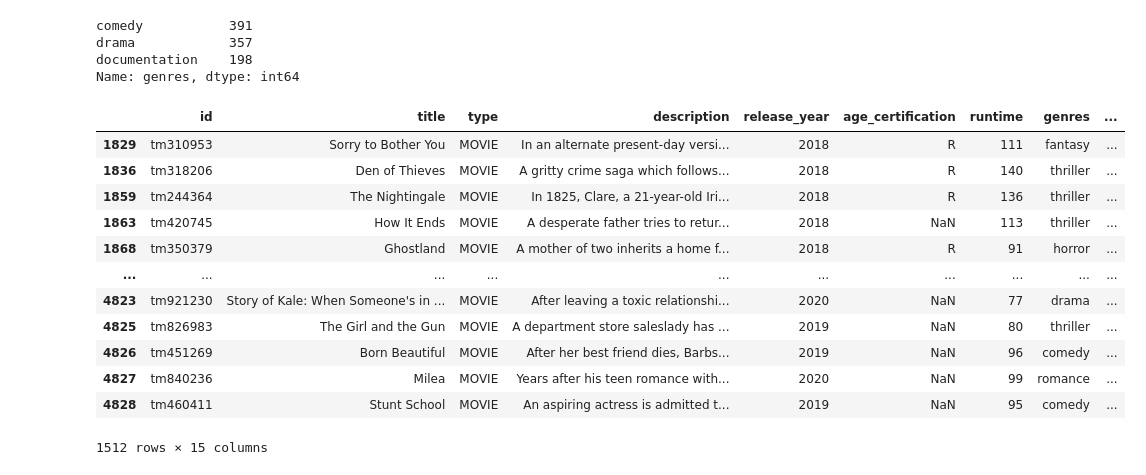
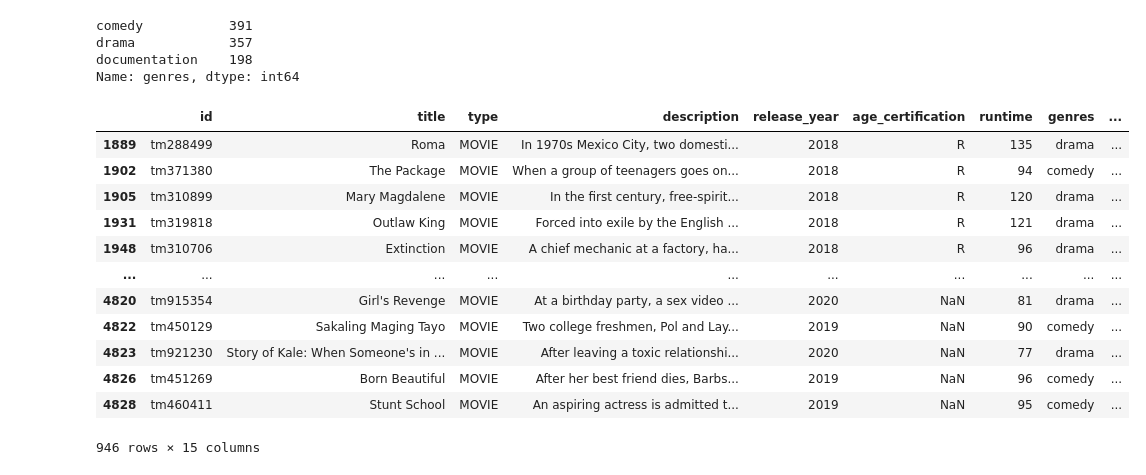
Before and after one commit to 1dhavalpatel/PythonForDS, a Jupyter notebook: Visualization/Netflix_Titles_Analysis.ipynb, the cells around one changed output. Cells and saved outputs as stored; diff of their text form; code cells hidden in the pictures.

```diff
--- a/Visualization/Netflix_Titles_Analysis.ipynb
+++ b/Visualization/Netflix_Titles_Analysis.ipynb
@@ -470,22 +470,23 @@ comedy           391
 drama            357
 documentation    198
 Name: genres, dtype: int64
-# %%
-df_titles_filtered
-# %% [output]
-|  | id | title | type | description | release_year | age_certification | runtime | genres | ... |
-| 1829 | tm310953 | Sorry to Bother You | MOVIE | In an alternate present-day versi... | 2018 | R | 111 | fantasy | ... |
-| 1836 | tm318206 | Den of Thieves | MOVIE | A gritty crime saga which follows... | 2018 | R | 140 | thriller | ... |
-| 1859 | tm244364 | The Nightingale | MOVIE | In 1825, Clare, a 21-year-old Iri... | 2018 | R | 136 | thriller | ... |
-| 1863 | tm420745 | How It Ends | MOVIE | A desperate father tries to retur... | 2018 | NaN | 113 | thriller | ... |
-| 1868 | tm350379 | Ghostland | MOVIE | A mother of two inherits a home f... | 2018 | R | 91 | horror | ... |
-| ... | ... | ... | ... | ... | ... | ... | ... | ... | ... |
-| 4823 | tm921230 | Story of Kale: When Someone's in ... | MOVIE | After leaving a toxic relationshi... | 2020 | NaN | 77 | drama | ... |
-| 4825 | tm826983 | The Girl and the Gun | MOVIE | A department store saleslady has ... | 2019 | NaN | 80 | thriller | ... |
-| 4826 | tm451269 | Born Beautiful | MOVIE | After her best friend dies, Barbs... | 2019 | NaN | 96 | comedy | ... |
-| 4827 | tm840236 | Milea | MOVIE | Years after his teen romance with... | 2020 | NaN | 99 | romance | ... |
-| 4828 | tm460411 | Stunt School | MOVIE | An aspiring actress is admitted t... | 2019 | NaN | 95 | comedy | ... |
-1512 rows × 15 columns
+# %%
+df_titles_filtered = df_titles_filtered[df_titles_filtered.genres.isin(genre_list.index.tolist())]
+df_titles_filtered
+# %% [output]
+|  | id | title | type | description | release_year | age_certification | runtime | genres | ... |
+| 1889 | tm288499 | Roma | MOVIE | In 1970s Mexico City, two domesti... | 2018 | R | 135 | drama | ... |
+| 1902 | tm371380 | The Package | MOVIE | When a group of teenagers goes on... | 2018 | R | 94 | comedy | ... |
+| 1905 | tm310899 | Mary Magdalene | MOVIE | In the first century, free-spirit... | 2018 | R | 120 | drama | ... |
+| 1931 | tm319818 | Outlaw King | MOVIE | Forced into exile by the English ... | 2018 | R | 121 | drama | ... |
+| 1948 | tm310706 | Extinction | MOVIE | A chief mechanic at a factory, ha... | 2018 | R | 96 | drama | ... |
+| ... | ... | ... | ... | ... | ... | ... | ... | ... | ... |
+| 4820 | tm915354 | Girl's Revenge | MOVIE | At a birthday party, a sex video ... | 2020 | NaN | 81 | drama | ... |
+| 4822 | tm450129 | Sakaling Maging Tayo | MOVIE | Two college freshmen, Pol and Lay... | 2019 | NaN | 90 | comedy | ... |
+| 4823 | tm921230 | Story of Kale: When Someone's in ... | MOVIE | After leaving a toxic relationshi... | 2020 | NaN | 77 | drama | ... |
+| 4826 | tm451269 | Born Beautiful | MOVIE | After her best friend dies, Barbs... | 2019 | NaN | 96 | comedy | ... |
+| 4828 | tm460411 | Stunt School | MOVIE | An aspiring actress is admitted t... | 2019 | NaN | 95 | comedy | ... |
+946 rows × 15 columns
 # %%
 df_titles_filtered.dropna(axis=0, subset=['imdb_score', 'tmdb_score'], inplace=True)
 df_titles_filtered
```
Also changed, not shown: parts of 9 cells of this notebook.
